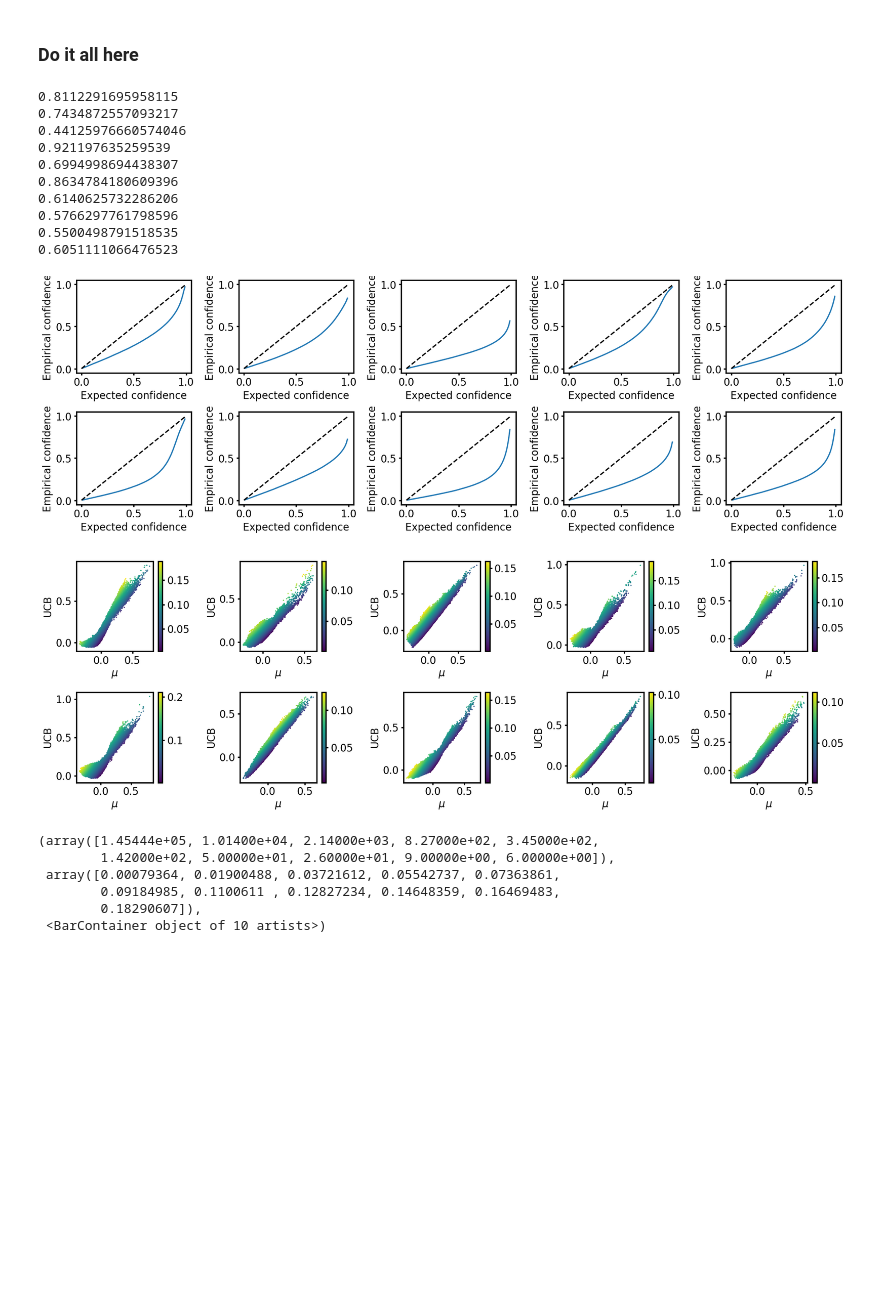
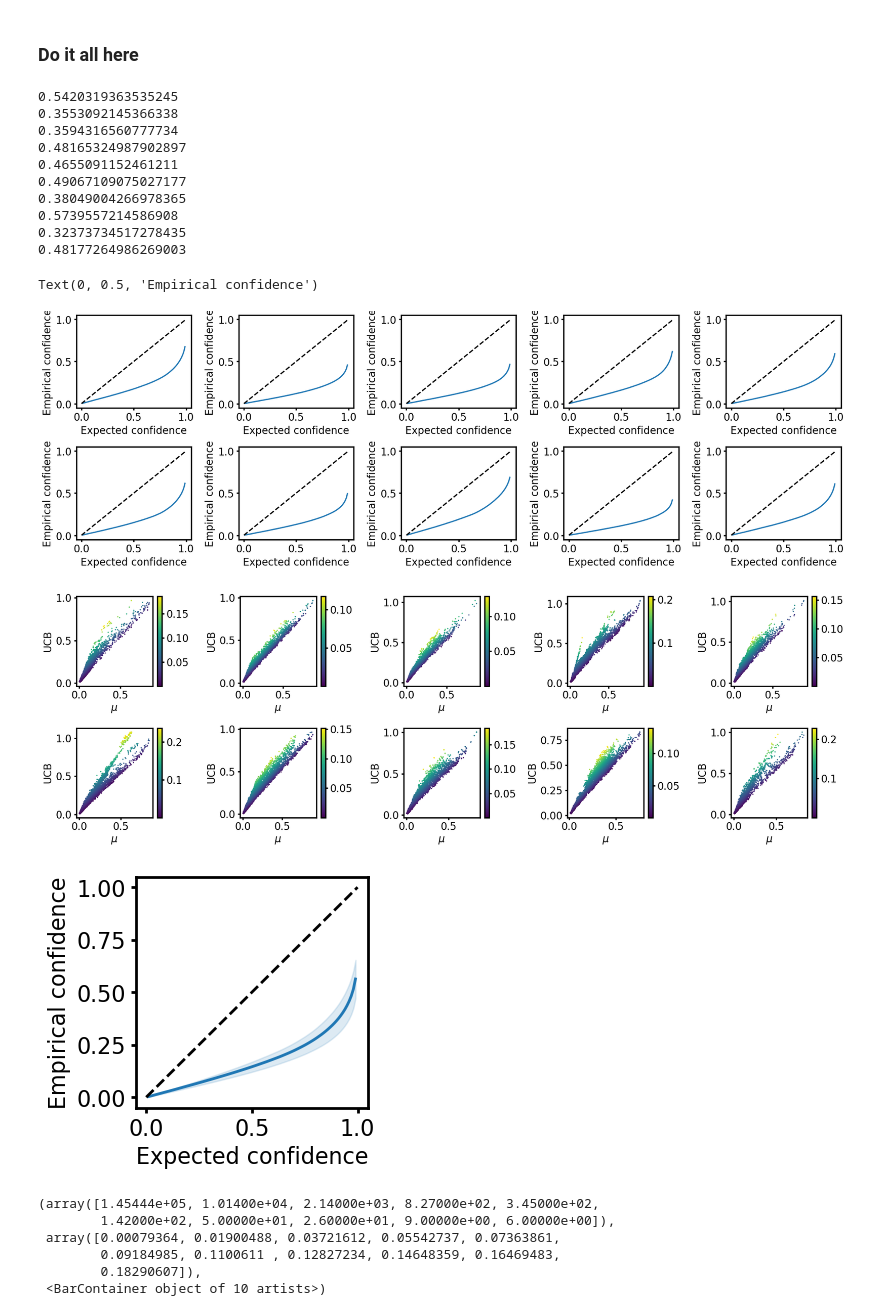
Before and after one commit to jsunn-y/ALDE, a Jupyter notebook: analysis.ipynb, the cells around one changed output. Saved outputs shown, nothing was run; the diff lists cells and outputs as text; code cells hidden in the pictures; blank space fills up the shorter version.

```diff
--- a/analysis.ipynb
+++ b/analysis.ipynb
@@ -107,0 +412,5 @@ subset[-96:]
+# %%
+sigma = torch.load('/disk1/jyang4/repos/DKBO-MLDE/results/production/round1/DNN_ENSEMBLE-DO-0-RBF-UCB-[30, 1]_1sigma.pt')
+mu = torch.load('/disk1/jyang4/repos/DKBO-MLDE/results/production/round1/DNN_ENSEMBLE-DO-0-RBF-UCB-[30, 1]_1mu.pt')
+indices= torch.load(f'/disk1/jyang4/repos/DKBO-MLDE/results/production/round1/DNN_ENSEMBLE-DO-0-RBF-UCB-[30, 1]_1indices.pt').tolist()
+sigma
@@ -136,0 +521,12 @@ for i in [0]:
+# %%
+#plot the embeddings
+plt.figure(figsize=(12, 8))
+#fitness = fitness_df['fit'].values
+#reorder the embeddings so they are based on fitness
+#indices = np.argsort(fitness)
+#sorted_fitness = fitness[indices]
+indices = torch.load('/disk1/jyang4/repos/DKBO-MLDE/results/production/round1/DNN_ENSEMBLE-DO-0-RBF-UCB-[30, 1]_1indices.pt')
+sns.jointplot(x=pca_embeddings[:, 0], y=pca_embeddings[:, 1],s = 2)
+sns.jointplot(x=pca_embeddings[indices[:-96], 0], y=pca_embeddings[indices[:-96], 1],s = 2)
+sns.jointplot(x=pca_embeddings[indices[-96:], 0], y=pca_embeddings[indices[-96:], 1],s = 2)
+#plt.scatter(pca_embeddings[indices, 0], pca_embeddings[indices, 1], c=sorted_fitness, cmap='viridis', s=5)
@@ -362,27 +747,30 @@ plt.figure(1, figsize=(18, 6))
 plt.figure(2, figsize=(18, 6))
 
 
-protein = 'GB1'
-#encoding = 'AA'
+protein = 'TrpB'
+encoding = 'AA'
 #model = 'GP'
 #directory_prefix = '/home/jyang4/repos/DKBO-MLDE/results/UQ_analysis/GB1_onehot/GP_BOTORCH-DO-0-RBF-UCB-[80, 1]_'
 #directory_prefix = '/home/jyang4/repos/DKBO-MLDE/results/UQ_analysis/GB1_AA/MLDE-UCB_'
-directory_prefix = '/home/jyang4/repos/DKBO-MLDE/results/ensembles/GB1_ESM2/DNN-ES_ENSEMBLE-DO-0-RBF-UCB-[150, 1]_'
+#directory_prefix = '/disk1/jyang4/repos/DKBO-MLDE/results/TrpB_AA/DNN-ES_ENSEMBLE-DO-0-RBF-UCB-[8, 1]_'
+directory_prefix = '/disk1/jyang4/repos/DKBO-MLDE/results/TrpB_AA/BOOSTING_ENSEMBLE-DO-0-RBF-UCB-[16, 1]_'
 #directory_prefix = '/home/jyang4/repos/DKBO-MLDE/results/UQ_analysis/GB1_AA/GP_BOTORCH-DO-0-RBF-UCB-[16, 1]_'
 #directory_prefix = '/home/jyang4/repos/DKBO-MLDE/results/UQ_analysis/hyperparameters/GB1_onehot/DKL_BOTORCH-DO-0-RBF-UCB-[30, 30]_'
 #directory_prefix = '/home/jyang4/repos/DKBO-MLDE/results/UQ_analysis/hyperparameters_earlystopping2/GB1_onehot/DKL_BOTORCH-DO-0-RBF-UCB-[30, 30]_'
 # directory_prefix = '/home/jyang4/repos/DKBO-MLDE/results/UQ_analysis/hyperparameters_earlystopping2/GB1_AA/DKL_BOTORCH-DO-0-RBF-UCB-[4, 4]_'
 
-for i in range(10):
+n_repeats =10
+all_ys = np.zeros((99, n_repeats))
+for i in range(n_repeats):
 
     # mu = torch.load(f'/home/jyang4/repos/DKBO-MLDE/results/GB1_onehot/GP_BOTORCH-oneround-DO-0-RBF-UCB-[80, 1]_{str(i+1)}mu.pt')
     # sigma = torch.load(f'/home/jyang4/repos/DKBO-MLDE/results/GB1_onehot/GP_BOTORCH-oneround-DO-0-RBF-UCB-[80, 1]_{str(i+1)}sigma.pt')
 
     if protein == 'GB1':
-        fitness_df = pd.read_csv('/home/jyang4/repos/data/GB1_fitness.csv')
+        fitness_df = pd.read_csv('/disk1/jyang4/repos/data/GB1_fitness.csv')
         fitness_col = 'fit'
     elif protein == 'TrpB':
-         fitness_df = pd.read_csv('/home/jyang4/repos/data/TrpB_fitness.csv')
+         fitness_df = pd.read_csv('/disk1/jyang4/repos/data/TrpB_fitness.csv')
          fitness_col = 'fitness'
 
     sigma = torch.load(directory_prefix + str(i+1) + 'sigma.pt')
@@ -404,12 +792,12 @@ for i in range(10):
     print(fitness_df['calibrated'].sum()/len(fitness_df))
 
     #subset = fitness_df.iloc[indices[:96]]
-    subset = fitness_df.iloc[indices[:288]]
+    subset = fitness_df.iloc[indices[:384]]
     subset
 
     old_combos = subset['Combo']
     #new_combos = fitness_df.iloc[indices[96:192]]['Combo']
-    new_combos = fitness_df.iloc[indices[288:384]]['Combo']
+    new_combos = fitness_df.iloc[indices[384:]]['Combo']
     min_distances = []
     min_distances_args = []
     for combo1 in new_combos:
@@ -468,6 +856,8 @@ for i in range(10):
         fitness_df['LCB_temp'] = fitness_df['mu'] - z_score * fitness_df['sigma']
         fitness_df['calibrated_temp'] = (fitness_df[fitness_col] > fitness_df['LCB_temp']) & (fitness_df[fitness_col] < fitness_df['UCB_temp'])
         y.append(fitness_df['calibrated_temp'].sum()/len(fitness_df))
+
+    all_ys[:, i] = y
     plt.plot(confidences, y, '-')
     plt.plot([0,1], [0,1], '--k')
     plt.xlabel('Expected confidence')
@@ -475,45 +865,56 @@ for i in range(10):
     plt.tight_layout()
 
     # plt.scatter(x = fitness_df['sigma'], y =fitness_df['mu'], c=fitness_df[fitness_col], cmap='viridis', vmin=0, vmax=1, s=5)
     # #plt.xlim([0, 3])
     # plt.xlabel('$\sigma$')
     # plt.ylabel('$\mu$')
 
     plt.figure(2)
     plt.subplot(2, 5, i+1)
     fitness_df.sort_values('sigma', ascending=True, inplace=True)
     sc = plt.scatter(x = fitness_df['mu'], y =fitness_df['UCB'], c=fitness_df['sigma'], cmap='viridis', s=1)
     plt.colorbar(sc)
     # sns.jointplot(x = fitness_df['mu'], y =fitness_df['UCB'])
     plt.xlabel('$\mu$')
     plt.ylabel('UCB')
     plt.tight_layout()
 
     # plt.scatter(x = fitness_df['sigma'], y =fitness_df['error'], c=fitness_df[fitness_col], cmap='viridis', s=5)
     # plt.title(pearsonr(fitness_df['sigma'], fitness_df['error'])[0].round(2))
     # plt.xlabel('$\sigma$')
     # plt.ylabel('error')
 
     # fitness_df = fitness_df[fitness_df['normalized_sigma'] < 1]
     # plt.scatter(x = fitness_df['normalized_sigma'], y =fitness_df['normalized_error'], c=fitness_df[fitness_col], cmap='viridis', s=5)
     # plt.xlim([0, 1])
     # #plt.ylim([0, 10])
     # plt.title(pearsonr(fitness_df['normalized_sigma'], fitness_df['normalized_error'])[0].round(2))
     # plt.xlabel('normalized $\sigma$')
     # plt.ylabel('normalized error')
+
+plt.figure(3, figsize=(3, 3))
+mean = all_ys.mean(axis=1)
+p = plt.plot(confidences, mean, '-')
+sem = all_ys.std(axis=1)
+plt.fill_between(confidences, mean - sem, mean + sem, color=p[-1].get_color(), alpha=.15)
+plt.plot([0,1], [0,1], '--k')
+plt.xlabel('Expected confidence')
+plt.ylabel('Empirical confidence')
 # %% [output]
-0.8112291695958115
-0.7434872557093217
-0.44125976660574046
-0.921197635259539
-0.6994998694438307
-0.8634784180609396
-0.6140625732286206
-0.5766297761798596
-0.5500498791518535
-0.6051111066476523
+0.5420319363535245
+0.3553092145366338
+0.3594316560777734
+0.48165324987902897
+0.4655091152461211
+0.49067109075027177
+0.38049004266978365
+0.5739557214586908
+0.32373734517278435
+0.48177264986269003
+Text(0, 0.5, 'Empirical confidence')
-[figure, old version]
+[figure, new version]
-[figure, old version]
+[figure, new version]
+[figure, added]
 # %%
 plt.hist(fitness_df['sigma'])
 # %% [output]
```
Also changed, not shown: parts of 20 cells of this notebook, 9 other files.
